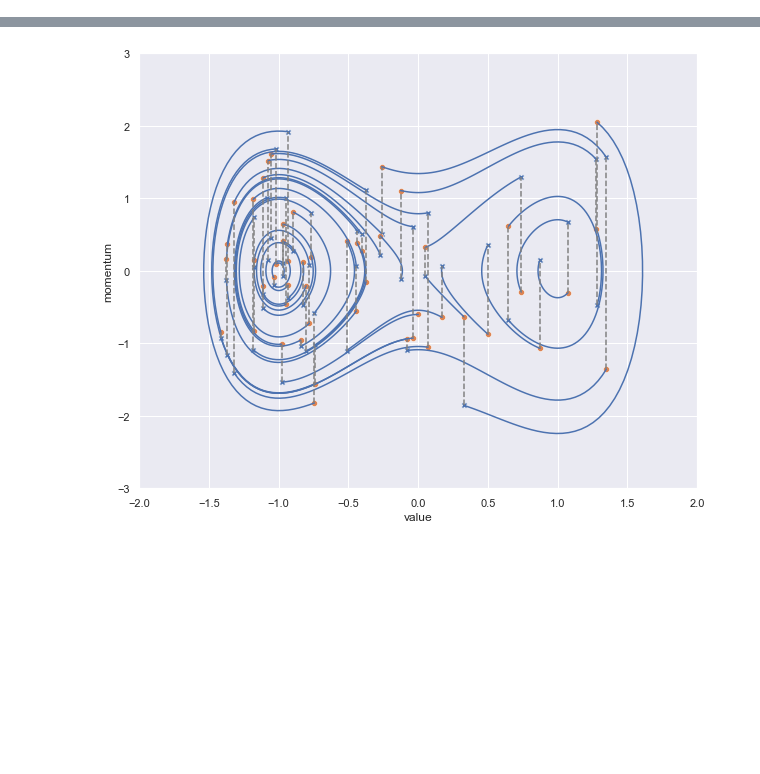
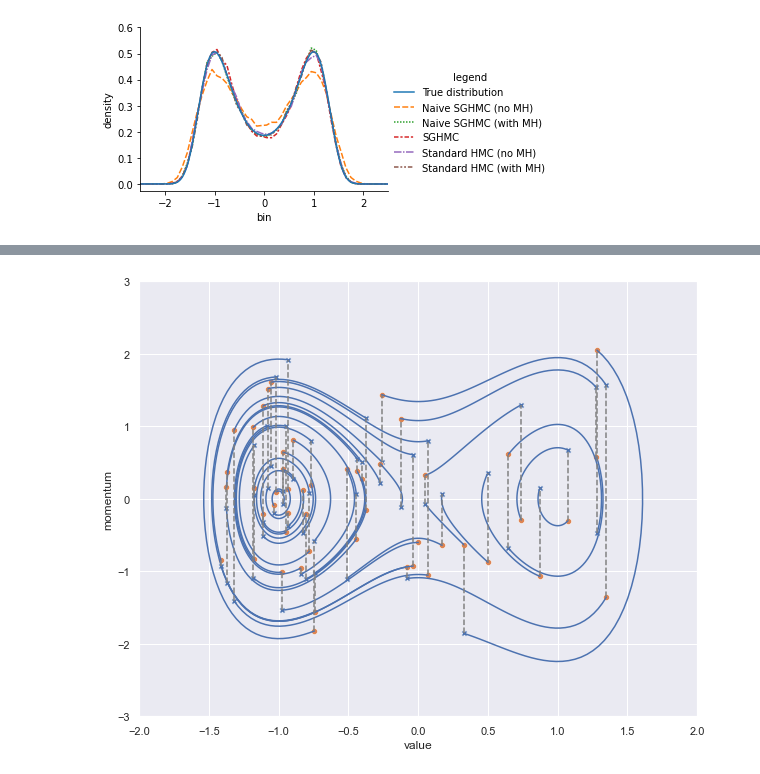
Before and after one commit to sorenhartmann/Speciale, a Jupyter notebook: notebooks/synthetic.ipynb, the cells around one changed output, grey strips where cells are left out. Saved outputs shown, nothing was run; the diff lists cells and outputs as text; code cells hidden in the pictures; blank space fills up the shorter version.

```diff
--- a/notebooks/synthetic.ipynb
+++ b/notebooks/synthetic.ipynb
@@ -1,9 +0,0 @@
-# %%
-%load_ext autoreload
-%autoreload 2
-import seaborn as sns
-import pandas as pd
-from src.experiments.synthetic import *
-from src.utils import get_traces
-
-sns.set_theme()
@@ -12,0 +12,2 @@ The autoreload extension is already loaded. To reload it, use:
+# %%
+m_run = Experiment("synthetic").latest_run()
@@ -12,0 +48,2 @@ The autoreload extension is already loaded. To reload it, use:
+# %%
+for key, data in sample_data.groupby(level="legend"):
@@ -12,0 +73,32 @@ The autoreload extension is already loaded. To reload it, use:
+# %%
+n_bins = 60
+bins = np.linspace(-3, 3, n_bins + 1)
+xx = np.linspace(bins[0], bins[-1], 200)
+
+def get_x_y(data):
+    y, _ = np.histogram(data, bins=bins, density=True)
+    diff = bins[1] - bins[0]
+    x = bins[1:] - diff / 2
+    return pd.DataFrame({"bin": x, "density": y})
+
+true_dist = pd.DataFrame().assign(
+    bins=np.linspace(-3, 3),
+    density=lambda x: Example.density(x.bins),
+    legend="True distribution",
+)
+
+(
+    sample_data.groupby(level="legend")
+    .apply(get_x_y)
+    .reset_index("legend")
+    .pipe(lambda x: pd.concat([true_dist, x]))
+    .reset_index(drop=True)
+    .pipe((sns.relplot, "data"), x="bin", y="density", style="legend", hue="legend", kind="line", aspect=1.5, height=3)
+)
+plt.plot(xx, Example.density(xx))
+plt.ylim(None, 0.6)
+plt.xlim(-2.5, 2.5)
+sns.despine()
+plt.savefig("../thesis/Figures/synthetic.pdf")
+# %% [output]
+[figure, added]
```
Also changed, not shown: parts of 9 cells of this notebook, 18 other files.
